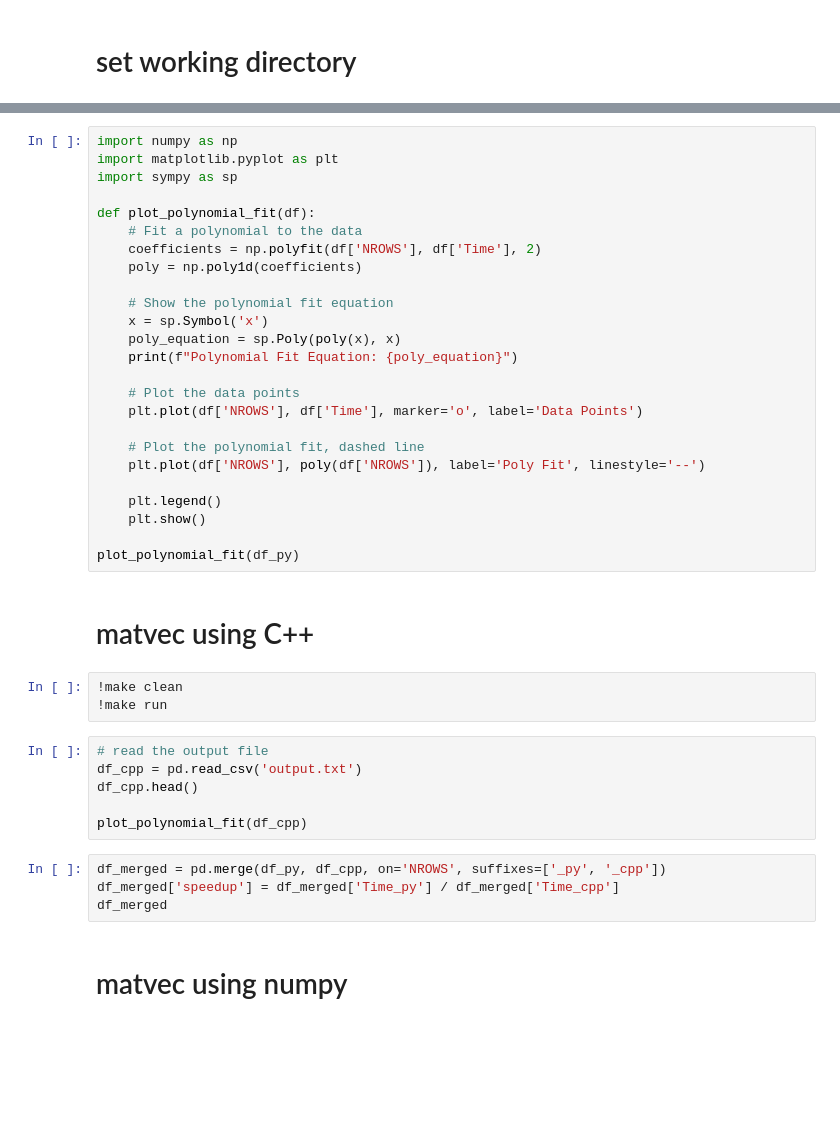
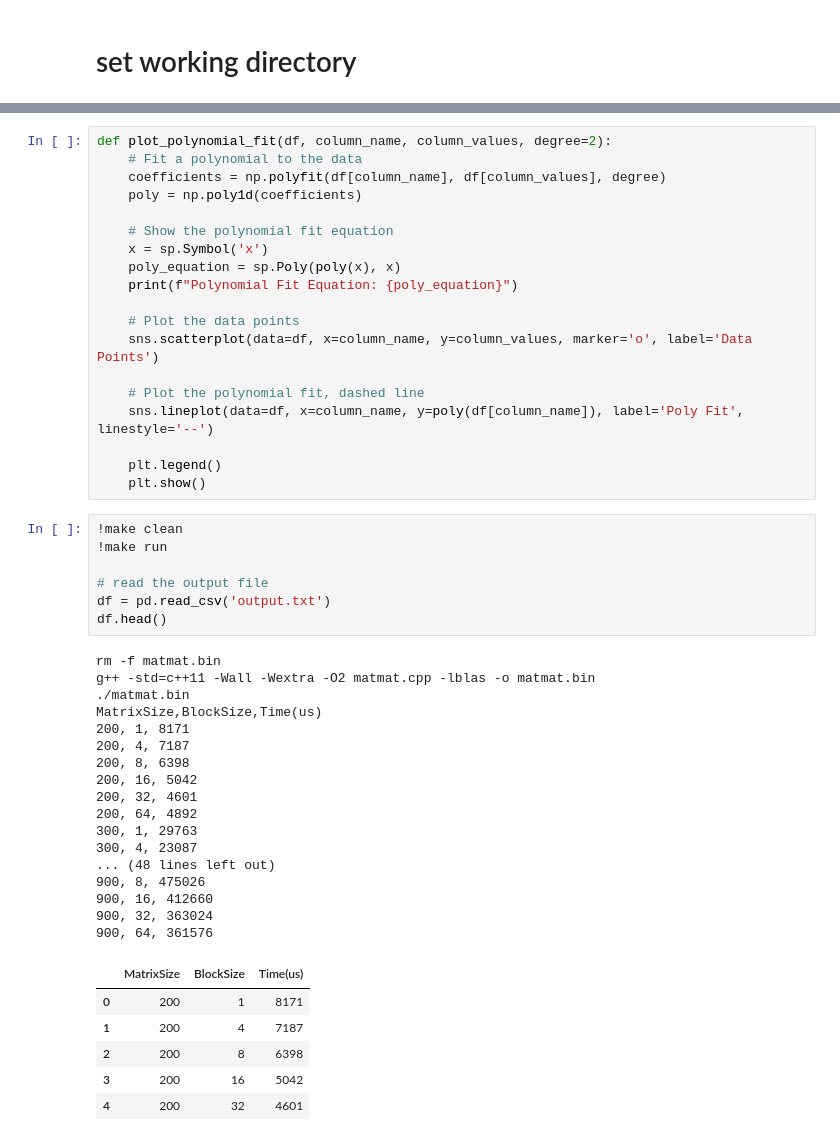
Before and after one commit to michaelsouza/CC0325, a Jupyter notebook: codes/matmat/matmat.ipynb, the cells around one changed output, grey strips where cells are left out. Drawn from its saved outputs; the diff is of its cells as text; blank space fills up the shorter version.

Commit message:
Add matmat

```diff
--- a/codes/matmat/matmat.ipynb
+++ b/codes/matmat/matmat.ipynb
@@ -42,11 +21,7 @@ df_py
 # %%
-import numpy as np
-import matplotlib.pyplot as plt
-import sympy as sp
-
-def plot_polynomial_fit(df):
+def plot_polynomial_fit(df, column_name, column_values, degree=2):
     # Fit a polynomial to the data
-    coefficients = np.polyfit(df['NROWS'], df['Time'], 2)
+    coefficients = np.polyfit(df[column_name], df[column_values], degree)
     poly = np.poly1d(coefficients)
 
     # Show the polynomial fit equation
@@ -55,29 +30,41 @@ def plot_polynomial_fit(df):
     print(f"Polynomial Fit Equation: {poly_equation}")
 
     # Plot the data points
-    plt.plot(df['NROWS'], df['Time'], marker='o', label='Data Points')
+    sns.scatterplot(data=df, x=column_name, y=column_values, marker='o', label='Data Points')
 
     # Plot the polynomial fit, dashed line
-    plt.plot(df['NROWS'], poly(df['NROWS']), label='Poly Fit', linestyle='--')
+    sns.lineplot(data=df, x=column_name, y=poly(df[column_name]), label='Poly Fit', linestyle='--')
 
     plt.legend()
     plt.show()
-
-plot_polynomial_fit(df_py)
-# %% [markdown]
-# matvec using C++
 # %%
 !make clean
 !make run
+
+# read the output file
+df = pd.read_csv('output.txt')
+df.head()
+# %% [output]
+rm -f matmat.bin
+g++ -std=c++11 -Wall -Wextra -O2 matmat.cpp -lblas -o matmat.bin
+./matmat.bin
+MatrixSize,BlockSize,Time(us)
+200, 1, 8171
+200, 4, 7187
+200, 8, 6398
+200, 16, 5042
+200, 32, 4601
+200, 64, 4892
+300, 1, 29763
+300, 4, 23087
+... (48 lines left out)
+900, 8, 475026
+900, 16, 412660
+900, 32, 363024
+900, 64, 361576
+|  | MatrixSize | BlockSize | Time(us) |
+| 0 | 200 | 1 | 8171 |
+| 1 | 200 | 4 | 7187 |
+| 2 | 200 | 8 | 6398 |
+| 3 | 200 | 16 | 5042 |
+| 4 | 200 | 32 | 4601 |
-# %%
-# read the output file
-df_cpp = pd.read_csv('output.txt')
-df_cpp.head()
-
-plot_polynomial_fit(df_cpp)
-# %%
-df_merged = pd.merge(df_py, df_cpp, on='NROWS', suffixes=['_py', '_cpp'])
-df_merged['speedup'] = df_merged['Time_py'] / df_merged['Time_cpp']
-df_merged
-# %% [markdown]
-# matvec using numpy
```
Also changed, not shown: parts of 15 cells of this notebook, 1 other file.
